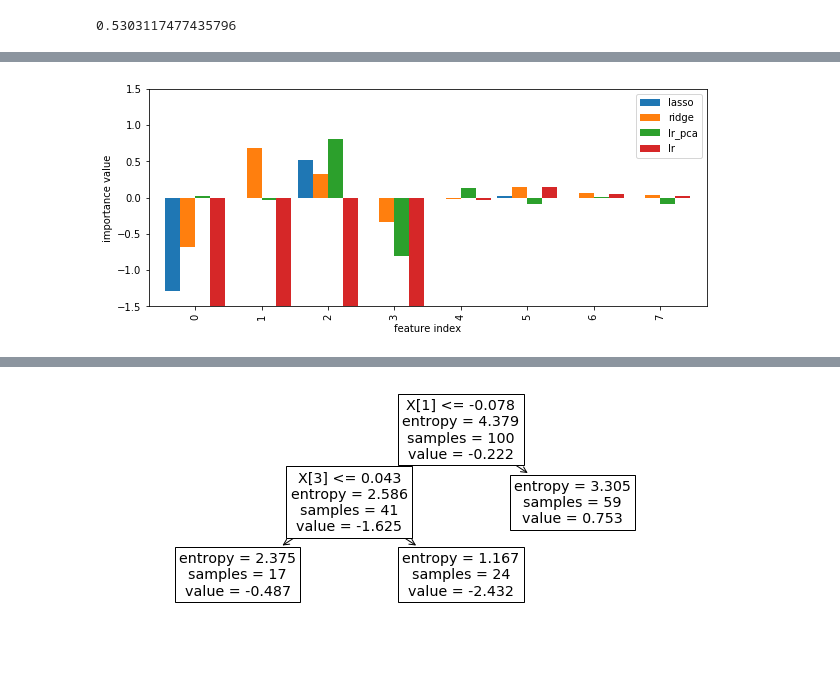
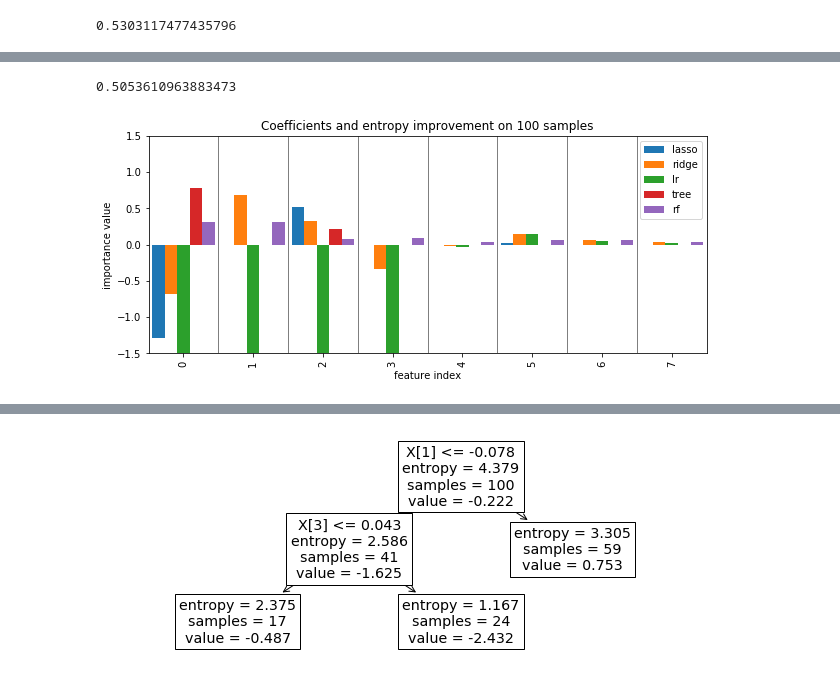
Before and after one commit to amueller/COMS4995-s19, a Jupyter notebook: slides/aml-12-interpretation-feature-selection/aml-12-feature-selection-interpretation.ipynb, the cells around one changed output, grey strips where cells are left out. Cells and saved outputs as stored; diff of their text form; code cells hidden in the pictures; blank space fills up the shorter version.

```diff
--- a/slides/aml-12-interpretation-feature-selection/aml-12-feature-selection-interpretation.ipynb
+++ b/slides/aml-12-interpretation-feature-selection/aml-12-feature-selection-interpretation.ipynb
@@ -297,5 +301,13 @@ grid_tree_small.score(X_test_small, y_test_small)
-# %%
-plot_importance({'lasso': lasso_small.coef_, 'ridge': ridge_small.coef_, 'lr_pca': inverse_lr_pca_coef, 'lr': lr_small.coef_})
-# %% [output]
-[figure, removed]
+# %%
+rf_small = RandomForestRegressor(n_estimators=100, min_samples_leaf=5).fit(X_train_small, y_train_small)
+rf_small.score(X_test_small, y_test_small)
+# %% [output]
+0.5053610963883473
+# %%
+tree_small = grid_tree_small.best_estimator_
+plot_importance({'lasso': lasso_small.coef_, 'ridge': ridge_small.coef_, 'lr': lr_small.coef_, 'tree': tree_small.feature_importances_, 'rf':rf_small.feature_importances_})
+plt.title("Coefficients and entropy improvement on 100 samples")
+plt.savefig("images/standard_importances_small.png")
+# %% [output]
+[figure, added]
 # %%
```
Also changed, not shown: parts of 19 cells of this notebook.
